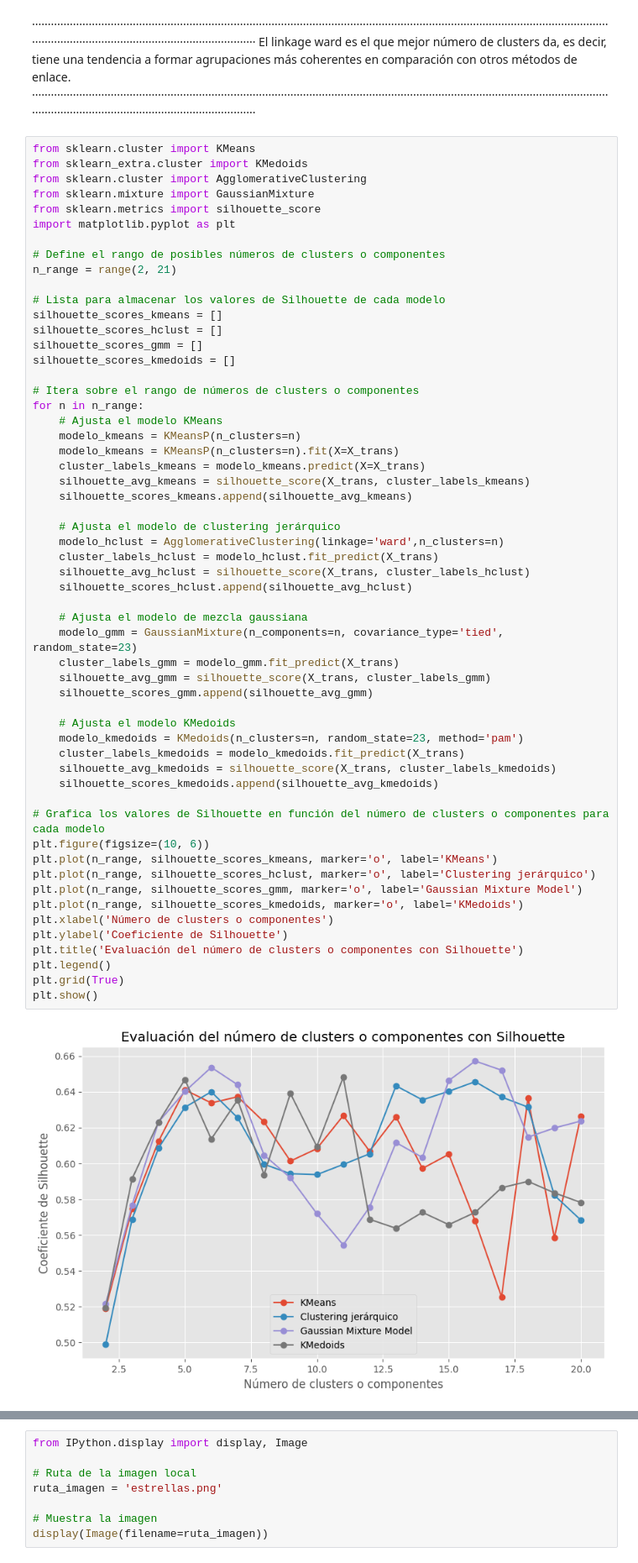
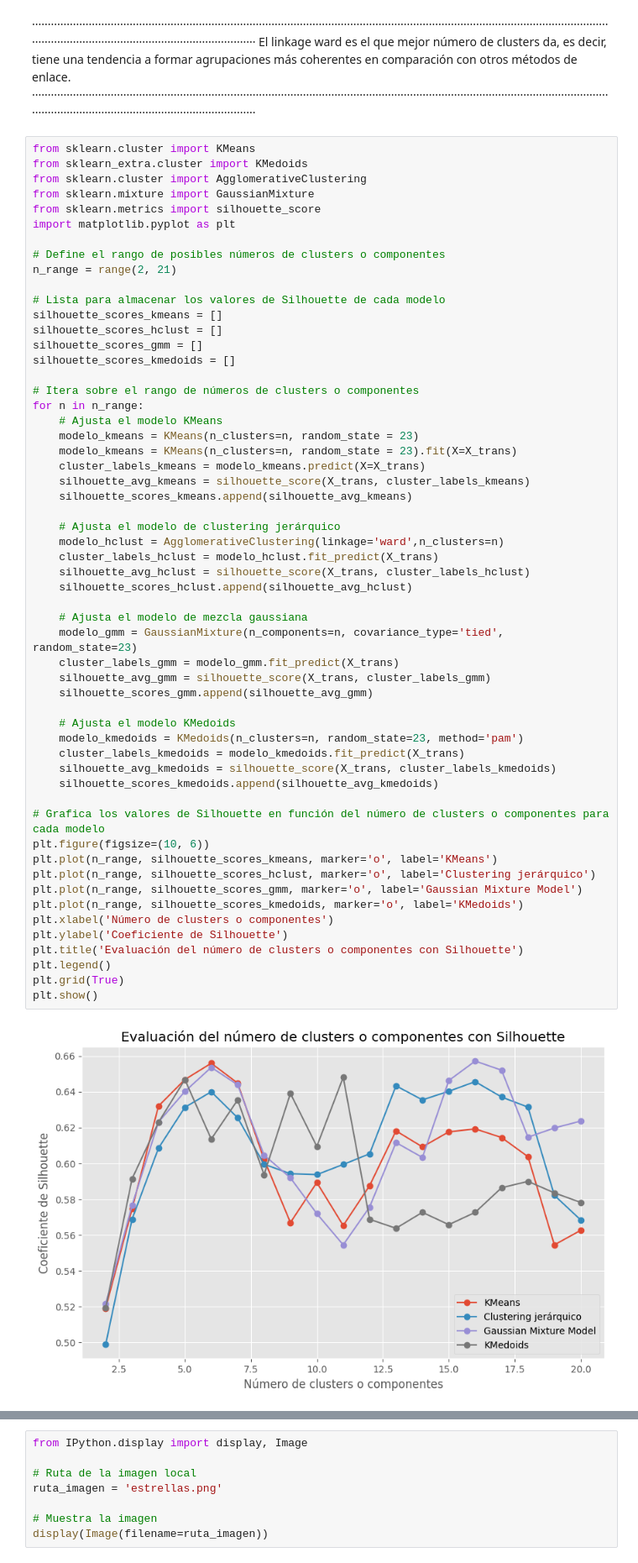
Before and after one commit to NathaliaMoniz/GRUPO09_Practica2, a Jupyter notebook: Practica.ipynb, the cells around one changed output, grey strips where cells are left out. Shown at 84% size. Saved outputs shown, nothing was run; the diff lists cells and outputs as text.

```diff
--- a/Practica.ipynb
+++ b/Practica.ipynb
@@ -1425,8 +1425,8 @@ silhouette_scores_kmedoids = []
 # Itera sobre el rango de números de clusters o componentes
 for n in n_range:
     # Ajusta el modelo KMeans
-    modelo_kmeans = KMeansP(n_clusters=n)
-    modelo_kmeans = KMeansP(n_clusters=n).fit(X=X_trans)
+    modelo_kmeans = KMeans(n_clusters=n, random_state = 23)
+    modelo_kmeans = KMeans(n_clusters=n, random_state = 23).fit(X=X_trans)
     cluster_labels_kmeans = modelo_kmeans.predict(X=X_trans)
     silhouette_avg_kmeans = silhouette_score(X_trans, cluster_labels_kmeans)
     silhouette_scores_kmeans.append(silhouette_avg_kmeans)
@@ -1435,33 +1435,33 @@ for n in n_range:
     modelo_hclust = AgglomerativeClustering(linkage='ward',n_clusters=n)
     cluster_labels_hclust = modelo_hclust.fit_predict(X_trans)
     silhouette_avg_hclust = silhouette_score(X_trans, cluster_labels_hclust)
     silhouette_scores_hclust.append(silhouette_avg_hclust)
 
     # Ajusta el modelo de mezcla gaussiana
     modelo_gmm = GaussianMixture(n_components=n, covariance_type='tied', random_state=23)
     cluster_labels_gmm = modelo_gmm.fit_predict(X_trans)
     silhouette_avg_gmm = silhouette_score(X_trans, cluster_labels_gmm)
     silhouette_scores_gmm.append(silhouette_avg_gmm)
 
     # Ajusta el modelo KMedoids
     modelo_kmedoids = KMedoids(n_clusters=n, random_state=23, method='pam')
     cluster_labels_kmedoids = modelo_kmedoids.fit_predict(X_trans)
     silhouette_avg_kmedoids = silhouette_score(X_trans, cluster_labels_kmedoids)
     silhouette_scores_kmedoids.append(silhouette_avg_kmedoids)
 
 # Grafica los valores de Silhouette en función del número de clusters o componentes para cada modelo
 plt.figure(figsize=(10, 6))
 plt.plot(n_range, silhouette_scores_kmeans, marker='o', label='KMeans')
 plt.plot(n_range, silhouette_scores_hclust, marker='o', label='Clustering jerárquico')
 plt.plot(n_range, silhouette_scores_gmm, marker='o', label='Gaussian Mixture Model')
 plt.plot(n_range, silhouette_scores_kmedoids, marker='o', label='KMedoids')
 plt.xlabel('Número de clusters o componentes')
 plt.ylabel('Coeficiente de Silhouette')
 plt.title('Evaluación del número de clusters o componentes con Silhouette')
 plt.legend()
 plt.grid(True)
 plt.show()
 # %% [output]
-[figure, old version]
+[figure, new version]
 # %% [markdown]
 ······························································································································································································································································
```
Also changed, not shown: parts of 22 cells of this notebook.
